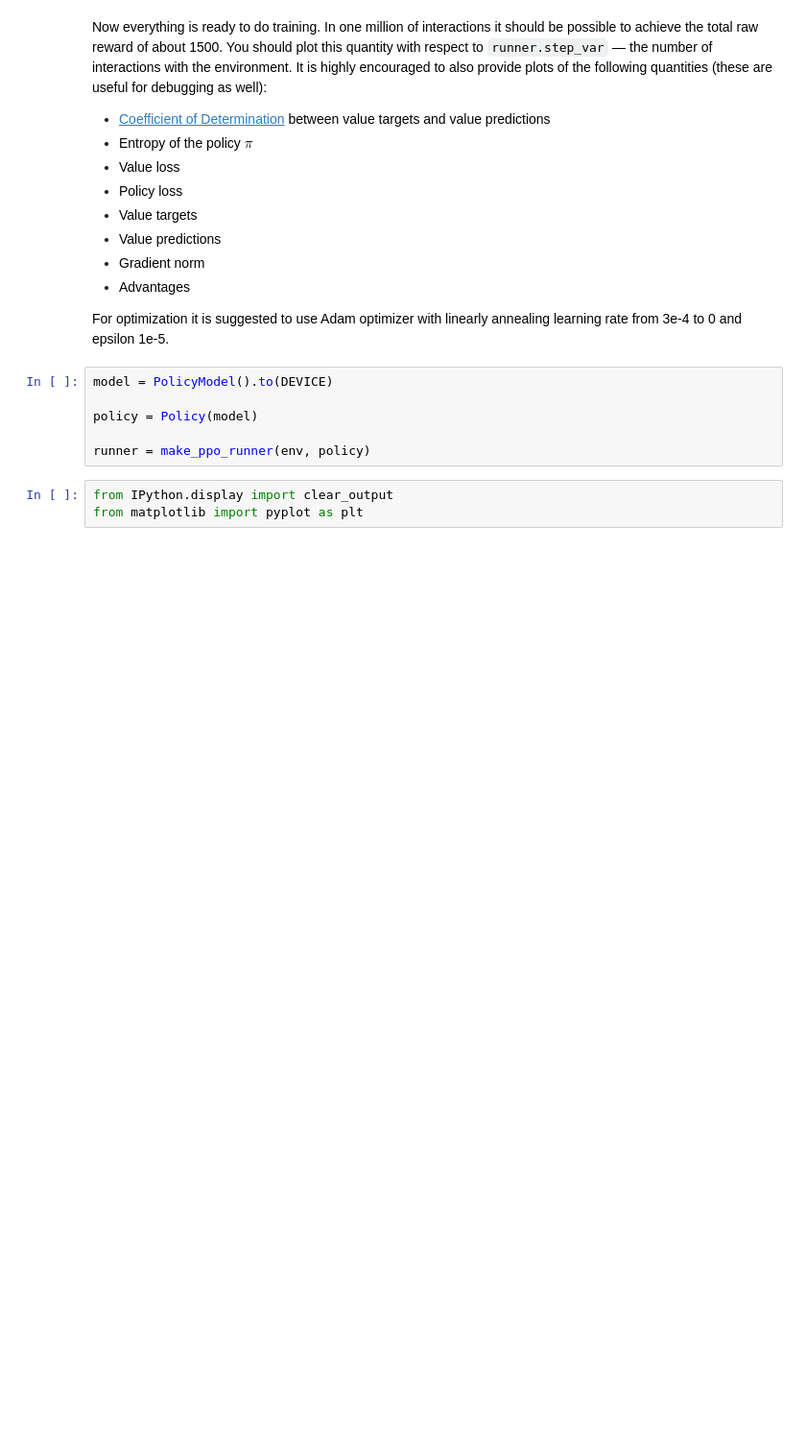
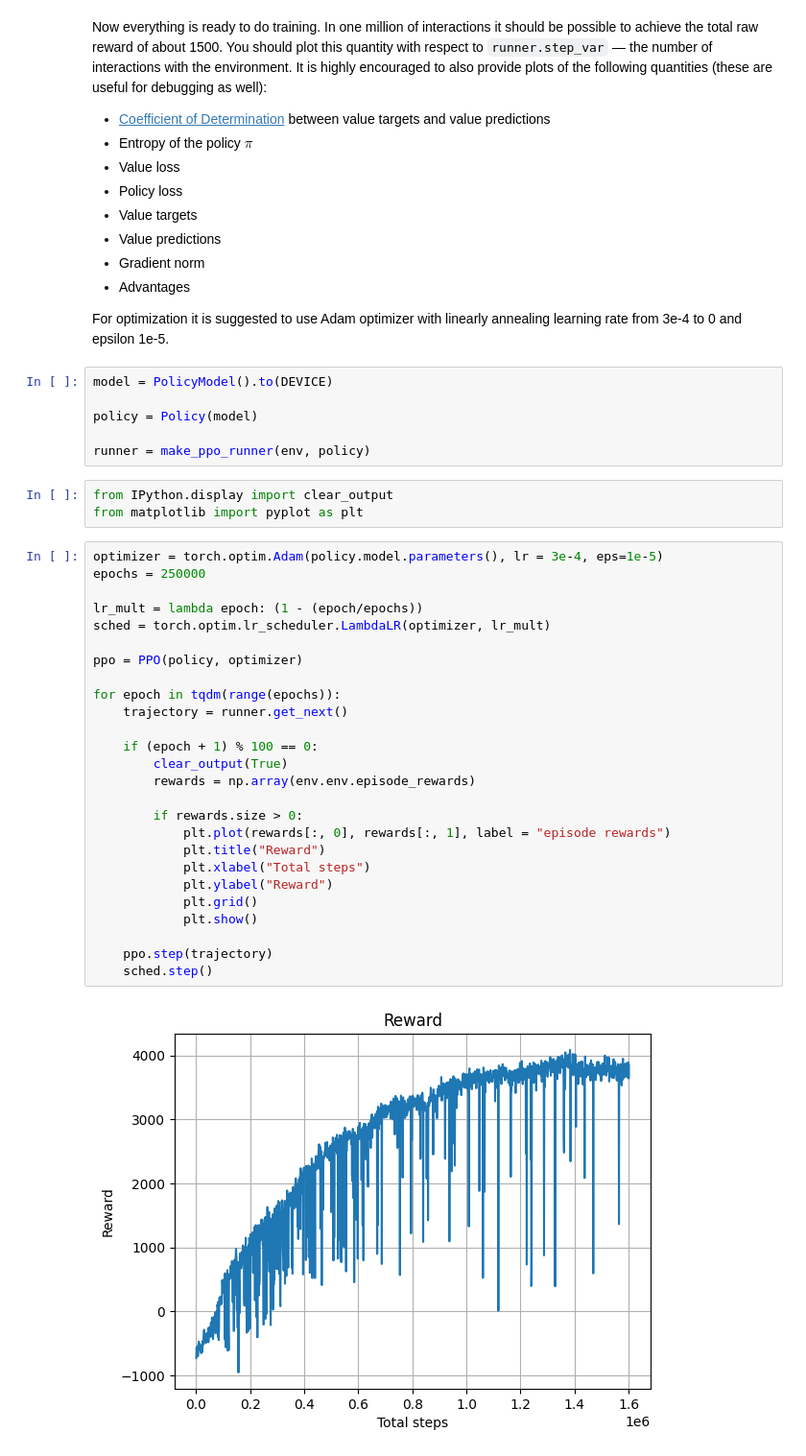
Before and after one commit to MishaDolgushev/Practical_RL, a Jupyter notebook: week09_policy_II/ppo.ipynb, the cells around one changed output. Shown at 96% size. Drawn from its saved outputs; the diff is of its cells as text; blank space fills up the shorter version.

```diff
--- a/week09_policy_II/ppo.ipynb
+++ b/week09_policy_II/ppo.ipynb
@@ -688,6 +669,34 @@ runner = make_ppo_runner(env, policy)
 # %%
 from IPython.display import clear_output
 from matplotlib import pyplot as plt
+# %%
+optimizer = torch.optim.Adam(policy.model.parameters(), lr = 3e-4, eps=1e-5)
+epochs = 250000
+
+lr_mult = lambda epoch: (1 - (epoch/epochs))
+sched = torch.optim.lr_scheduler.LambdaLR(optimizer, lr_mult)
+
+ppo = PPO(policy, optimizer)
+
+for epoch in tqdm(range(epochs)):
+    trajectory = runner.get_next()
+
+    if (epoch + 1) % 100 == 0:
+        clear_output(True)
+        rewards = np.array(env.env.episode_rewards)
+
+        if rewards.size > 0:
+            plt.plot(rewards[:, 0], rewards[:, 1], label = "episode rewards")
+            plt.title("Reward")
+            plt.xlabel("Total steps")
+            plt.ylabel("Reward")
+            plt.grid()
+            plt.show()
+
+    ppo.step(trajectory)
+    sched.step()
+# %% [output]
+[figure, added]
 # %%
 rewards = np.array(env.env.episode_rewards)
 
```
Also changed, not shown: parts of 5 cells of this notebook.
